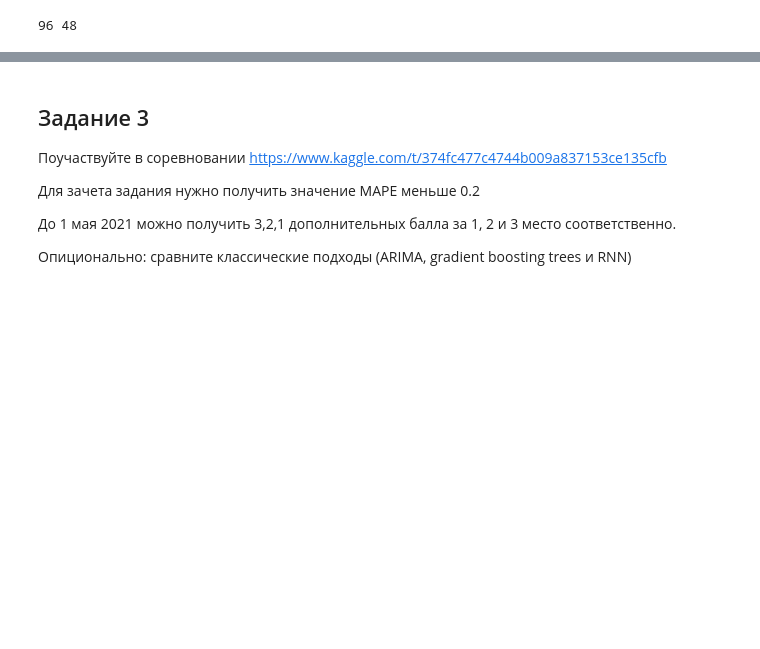
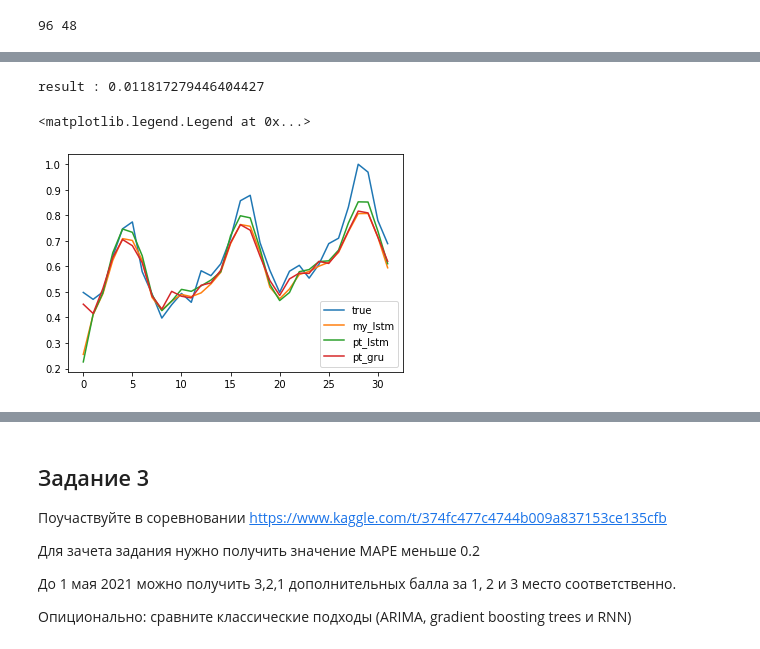
Before and after one commit to bulatral42/sphere_nn, a Jupyter notebook: Sem_08/hw8_valiahmetov_nn.ipynb, the cells around one changed output, grey strips where cells are left out. Saved outputs shown, nothing was run; the diff lists cells and outputs as text; code cells hidden in the pictures; blank space fills up the shorter version.

```diff
--- a/Sem_08/hw8_valiahmetov_nn.ipynb
+++ b/Sem_08/hw8_valiahmetov_nn.ipynb
@@ -117,0 +191,2 @@ train_dataloader =  DataLoader(train_dataset, batch_size=5)
+# %%
+train_model(pt_net, 1000)
@@ -117,0 +195,2 @@ train_dataloader =  DataLoader(train_dataset, batch_size=5)
+# %%
+pt_res = eval_model(pt_net)
@@ -117,0 +199,2 @@ train_dataloader =  DataLoader(train_dataset, batch_size=5)
+# %%
+train_model(pt_gru, 1000, gru=True)
@@ -117,0 +203,13 @@ train_dataloader =  DataLoader(train_dataset, batch_size=5)
+# %%
+gru_res = eval_model(pt_gru, gru=True)
+# %% [output]
+result : 0.011817279446404427
+# %%
+plt.plot(testY[:, 0])
+plt.plot(my_res)
+plt.plot(pt_res)
+plt.plot(gru_res)
+plt.legend(['true', 'my_lstm', 'pt_lstm', 'pt_gru'])
+# %% [output]
+<matplotlib.legend.Legend at 0x...>
+[figure, added]
```
Also changed, not shown: parts of 43 cells of this notebook, 1 other file.
